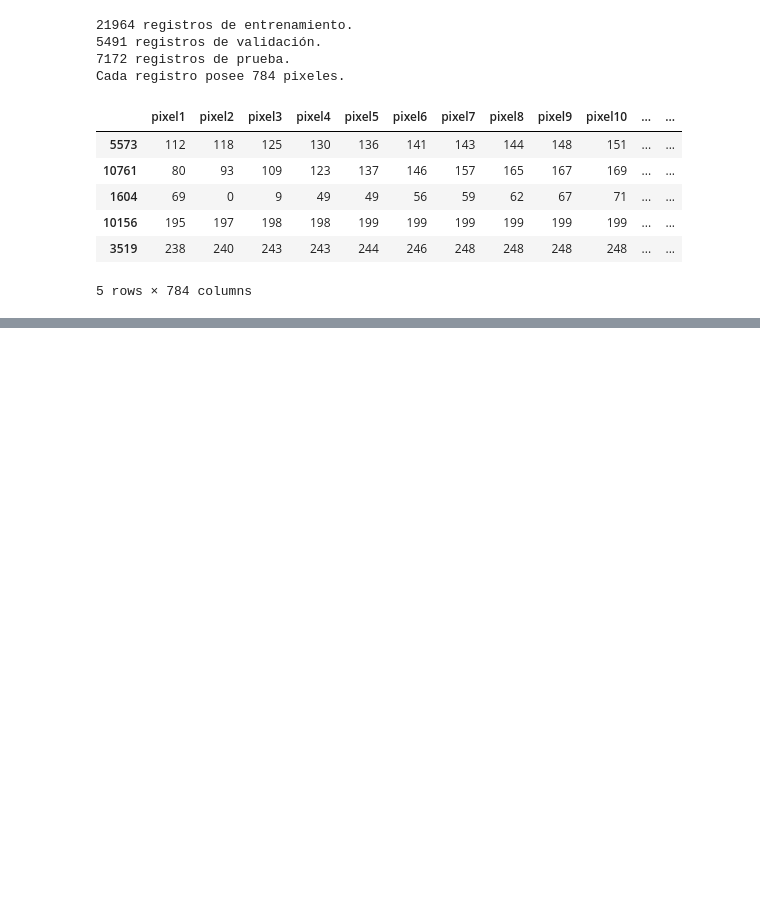
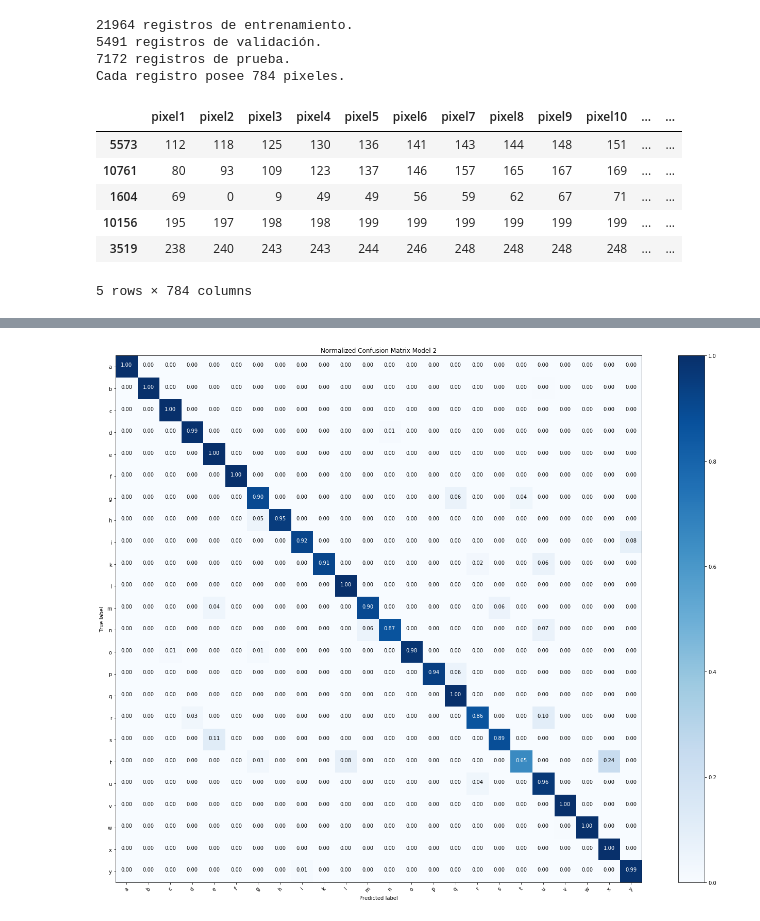
Before and after one commit to JavierL1/Tarea3-INF393, a Jupyter notebook: Parte4.ipynb, the cells around one changed output, grey strips where cells are left out. Drawn from its saved outputs; the diff is of its cells as text; code cells hidden in the pictures; blank space fills up the shorter version.

```diff
--- a/Parte4.ipynb
+++ b/Parte4.ipynb
@@ -56,6 +96,10 @@ x_tr1 = intensity_scale(x_tr)
 x_v1 = intensity_scale(x_v)
 x_t1 = intensity_scale(x_t)
 
-x_tr2 = scale_and_center(x_tr)
-x_v2 = scale_and_center(x_v)
-x_t2 = scale_and_center(x_t)
+x_tr2 = scale_and_center(x_tr1)
+x_v2 = scale_and_center(x_v1)
+x_t2 = scale_and_center(x_t1)
+
+xtrain = x_tr2.as_matrix().reshape(x_tr.shape[0], 28, 28, 1)
+xval = x_v2.as_matrix().reshape(x_v.shape[0], 28, 28, 1)
+xtest = x_t2.as_matrix().reshape(x_t.shape[0], 28, 28, 1)
@@ -70,0 +334,33 @@ validation_data=(x_v.values,to_categorical(y_v)))
+# %%
+def plot_confusion_matrix(cm, classes,
+                          normalize=False,
+                          title='Confusion matrix',
+                          cmap=plt.cm.Blues):
+    if normalize:
+        cm = cm.astype('float') / cm.sum(axis=1)[:, np.newaxis]
+
+    plt.imshow(cm, interpolation='nearest', cmap=cmap)
+    plt.title(title)
+    plt.colorbar()
+    tick_marks = np.arange(len(classes))
+    plt.xticks(tick_marks, classes, rotation=45)
+    plt.yticks(tick_marks, classes)
+
+    fmt = '.2f' if normalize else 'd'
+    thresh = cm.max() / 2.
+    for i, j in itertools.product(range(cm.shape[0]), range(cm.shape[1])):
+        plt.text(j, i, format(cm[i, j], fmt),
+                 horizontalalignment="center",
+                 color="white" if cm[i, j] > thresh else "black")
+
+    plt.tight_layout()
+    plt.ylabel('True label')
+    plt.xlabel('Predicted label')
+classes=['a','b','c','d','e','f','g','h','i','k','l','m','n','o','p','q','r','s','t','u','v','w','x','y']
+conf_matrix = confusion_matrix(y_t,model2.predict_classes(xtest))
+np.set_printoptions(precision=2)
+plt.figure(figsize=(20,15))
+plot_confusion_matrix(conf_matrix,classes,normalize=True,title='Normalized Confusion Matrix Model 2')
+plt.show()
+# %% [output]
+[figure, added]
```
Also changed, not shown: parts of 47 cells of this notebook, 1 other file.
